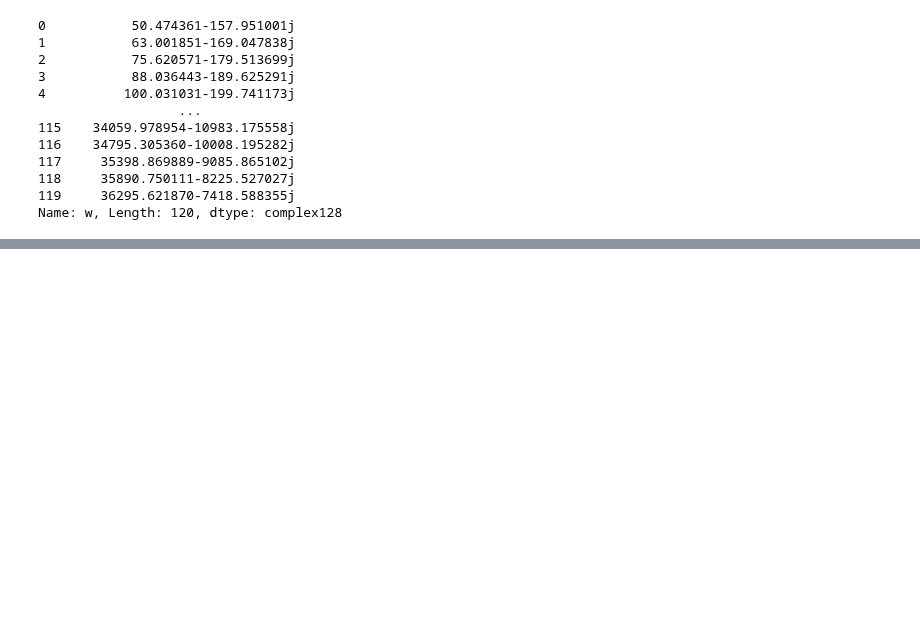
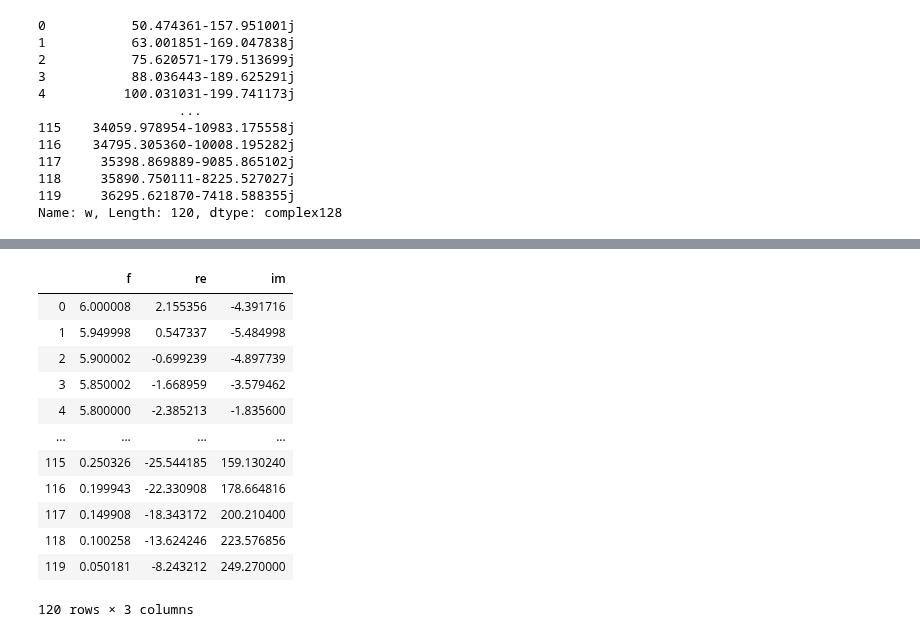
Before and after one commit to WildcatDiscovery/Kyler_Speed_Circuit, a Jupyter notebook: python_notebooks/linear_kk.ipynb, the cells around one changed output, grey strips where cells are left out. Drawn from its saved outputs; the diff is of its cells as text; code cells hidden in the pictures; blank space fills up the shorter version.

Commit message:
found residuals data, pulled into df and working on analysis

```diff
--- a/python_notebooks/linear_kk.ipynb
+++ b/python_notebooks/linear_kk.ipynb
@@ -246,0 +287,18 @@ ax2.plot(np.log10(adj_re.df[i].f), adj_re.KK_rr_im[i]*100, color=colors_imag[i+1
+# %%
+kk_df = pd.DataFrame({'f':np.log10(adj_re.df[0].f), 're':adj_re.KK_rr_re[0]*100, 'im':adj_re.KK_rr_im[0]*100})
+# %%
+kk_df
+# %% [output]
+|  | f | re | im |
+| 0 | 6.000008 | 2.155356 | -4.391716 |
+| 1 | 5.949998 | 0.547337 | -5.484998 |
+| 2 | 5.900002 | -0.699239 | -4.897739 |
+| 3 | 5.850002 | -1.668959 | -3.579462 |
+| 4 | 5.800000 | -2.385213 | -1.835600 |
+| ... | ... | ... | ... |
+| 115 | 0.250326 | -25.544185 | 159.130240 |
+| 116 | 0.199943 | -22.330908 | 178.664816 |
+| 117 | 0.149908 | -18.343172 | 200.210400 |
+| 118 | 0.100258 | -13.624246 | 223.576856 |
+| 119 | 0.050181 | -8.243212 | 249.270000 |
+120 rows × 3 columns
```
Also changed, not shown: parts of 3 cells of this notebook, 1 other file.
